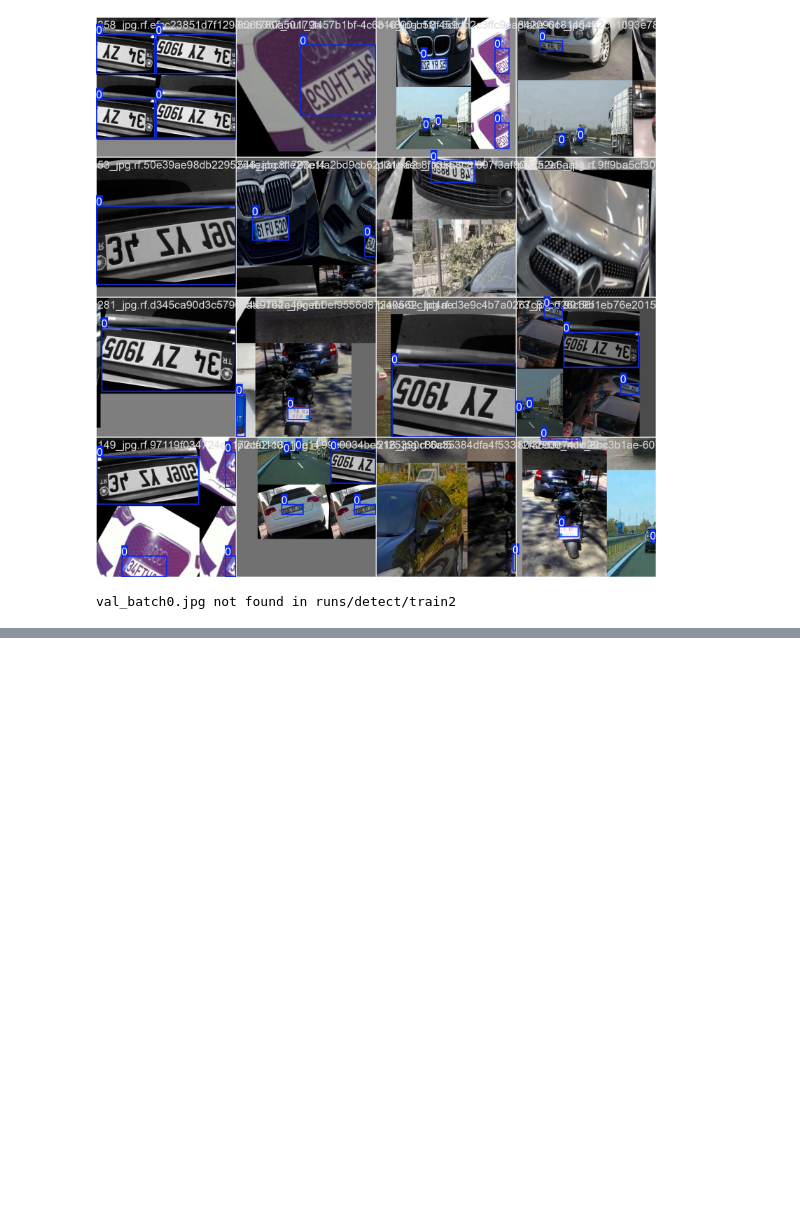
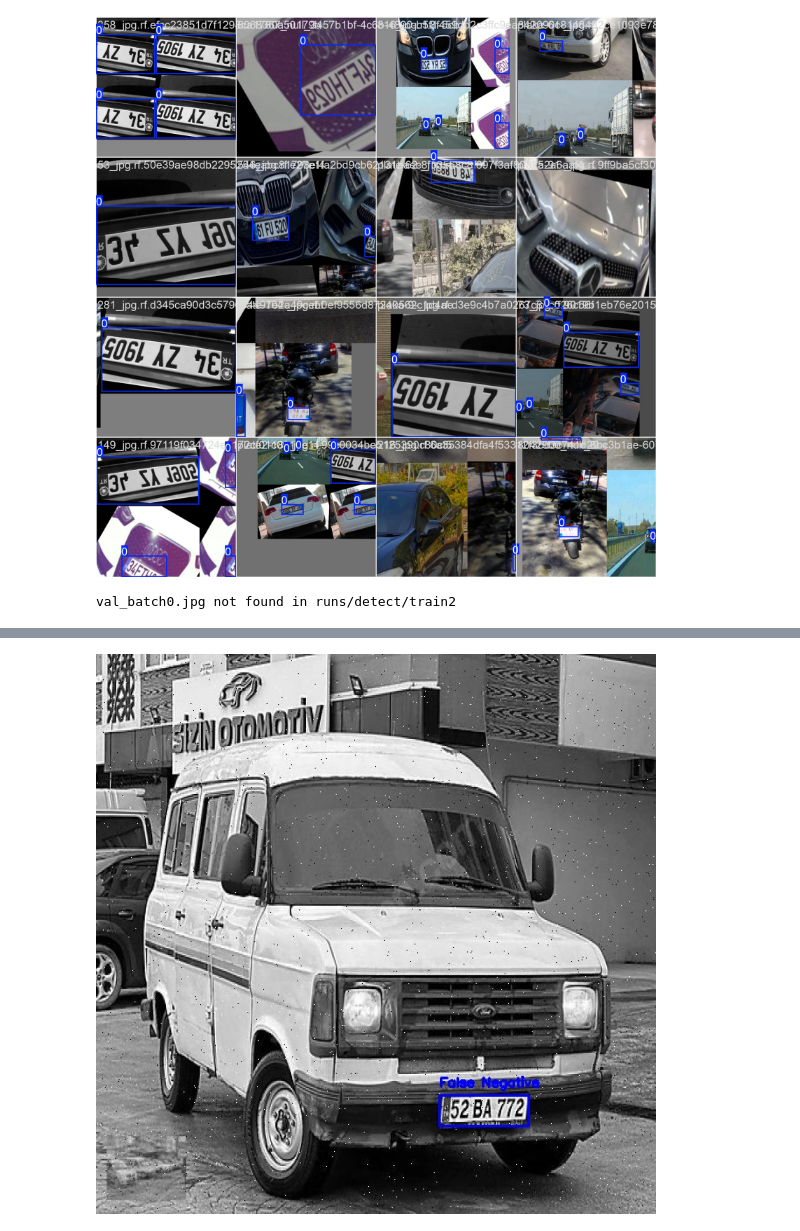
Before and after one commit to Cadcom/Cadcom, a Jupyter notebook: notebooks/train-yolov12-object-detection-model.ipynb, the cells around one changed output, grey strips where cells are left out. Drawn from its saved outputs; the diff is of its cells as text; code cells hidden in the pictures; blank space fills up the shorter version.

```diff
--- a/notebooks/train-yolov12-object-detection-model.ipynb
+++ b/notebooks/train-yolov12-object-detection-model.ipynb
@@ -105,0 +168,84 @@ Overriding model.yaml nc=80 with nc=1
+# %%
+import cv2
+import numpy as np
+import os
+import glob
+from IPython.display import Image, display
+
+
+# Define the paths
+TEST_IMAGES_PATH = "/content/Own-ALPR-with-YoloV12-2/test/images"
+OUTPUT_VISUALIZATION_PATH = "/content/test_visualizations"
+os.makedirs(OUTPUT_VISUALIZATION_PATH, exist_ok=True)
+
+# Define colors (BGR format)
+FP_COLOR = (0, 0, 255) # Red for False Positives
+FN_COLOR = (255, 0, 0) # Blue for False Negatives
+
+print(f"Saving visualizations to: {OUTPUT_VISUALIZATION_PATH}")
+
+# Iterate through each image filename in the analysis results
+for image_filename, results in image_analysis_results.items():
+    image_path = os.path.join(TEST_IMAGES_PATH, image_filename)
+
+    # Load the original image
+    image = cv2.imread(image_path)
+    if image is None:
+        print(f"Warning: Could not load image {image_filename}. Skipping.")
+        continue
+
+    height, width, _ = image.shape
+
+    # Visualize False Positives
+    for fp in results['false_positives']:
+        # Ensure bbox has at least 4 elements and take the first 4
+        if len(fp['bbox']) >= 4:
+            center_x, center_y, bbox_width, bbox_height = fp['bbox'][:4]
+            # Convert normalized YOLO bbox to pixel coordinates (x_min, y_min, x_max, y_max)
+            x_min = int((center_x - bbox_width / 2) * width)
+            y_min = int((center_y - bbox_height / 2) * height)
+            x_max = int((center_x + bbox_width / 2) * width)
+            y_max = int((center_y + bbox_height / 2) * height)
+
+            # Draw bounding box
+            cv2.rectangle(image, (x_min, y_min), (x_max, y_max), FP_COLOR, 2)
+            # Add label
+            label = "False Positive"
+            cv2.putText(image, label, (x_min, y_min - 10), cv2.FONT_HERSHEY_SIMPLEX, 0.5, FP_COLOR, 2)
+        else:
+            print(f"Warning: False positive bbox for {image_filename} has less than 4 elements: {fp['bbox']}")
+
+
+    # Visualize False Negatives
+    for fn in results['false_negatives']:
+        # Ensure bbox has at least 4 elements and take the first 4
+        if len(fn['bbox']) >= 4:
+            center_x, center_y, bbox_width, bbox_height = fn['bbox'][:4]
+            # Convert normalized YOLO bbox to pixel coordinates (x_min, y_min, x_max, y_max)
+            x_min = int((center_x - bbox_width / 2) * width)
+            y_min = int((center_y - bbox_height / 2) * height)
+            x_max = int((center_x + bbox_width / 2) * width)
+            y_max = int((center_y + bbox_height / 2) * height)
+
+            # Draw bounding box
+            cv2.rectangle(image, (x_min, y_min), (x_max, y_max), FN_COLOR, 2)
+            # Add label
+            label = "False Negative"
+            cv2.putText(image, label, (x_min, y_min - 10), cv2.FONT_HERSHEY_SIMPLEX, 0.5, FN_COLOR, 2)
+        else:
+            print(f"Warning: False negative bbox for {image_filename} has less than 4 elements: {fn['bbox']}")
+
+
+    # Save the visualized image
+    output_path = os.path.join(OUTPUT_VISUALIZATION_PATH, image_filename)
+    cv2.imwrite(output_path, image)
+
+print("Visualization complete. Displaying a few results:")
+
+# Display a few visualized images
+visualized_image_files = glob.glob(os.path.join(OUTPUT_VISUALIZATION_PATH, '*.jpg'))
+
+for img_path in visualized_image_files[:5]: # Display the first 5 images
+    print(f"Displaying: {os.path.basename(img_path)}")
+    display(Image(img_path))
+# %% [output]
@@ -105,0 +255 @@ Overriding model.yaml nc=80 with nc=1
+[figure, added]
```
Also changed, not shown: parts of 5 cells of this notebook.
